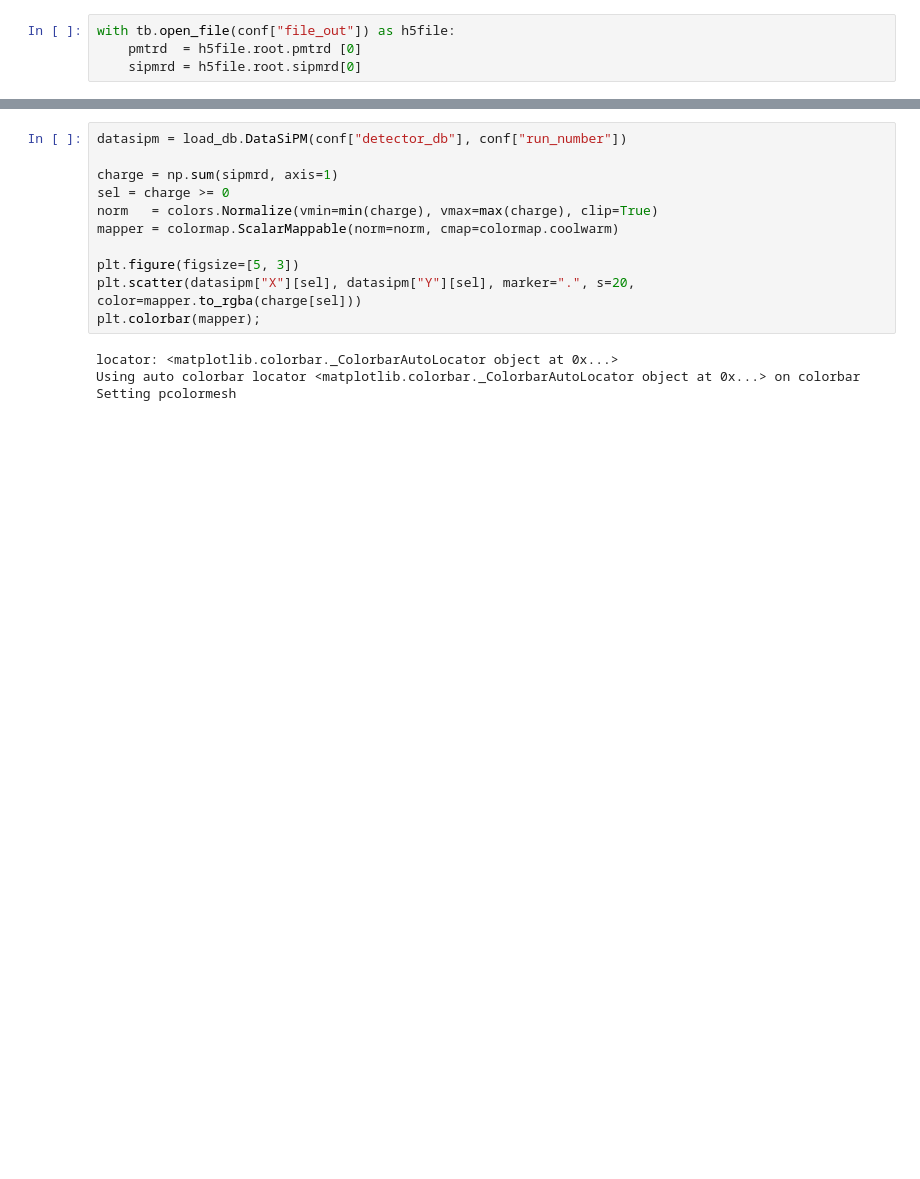
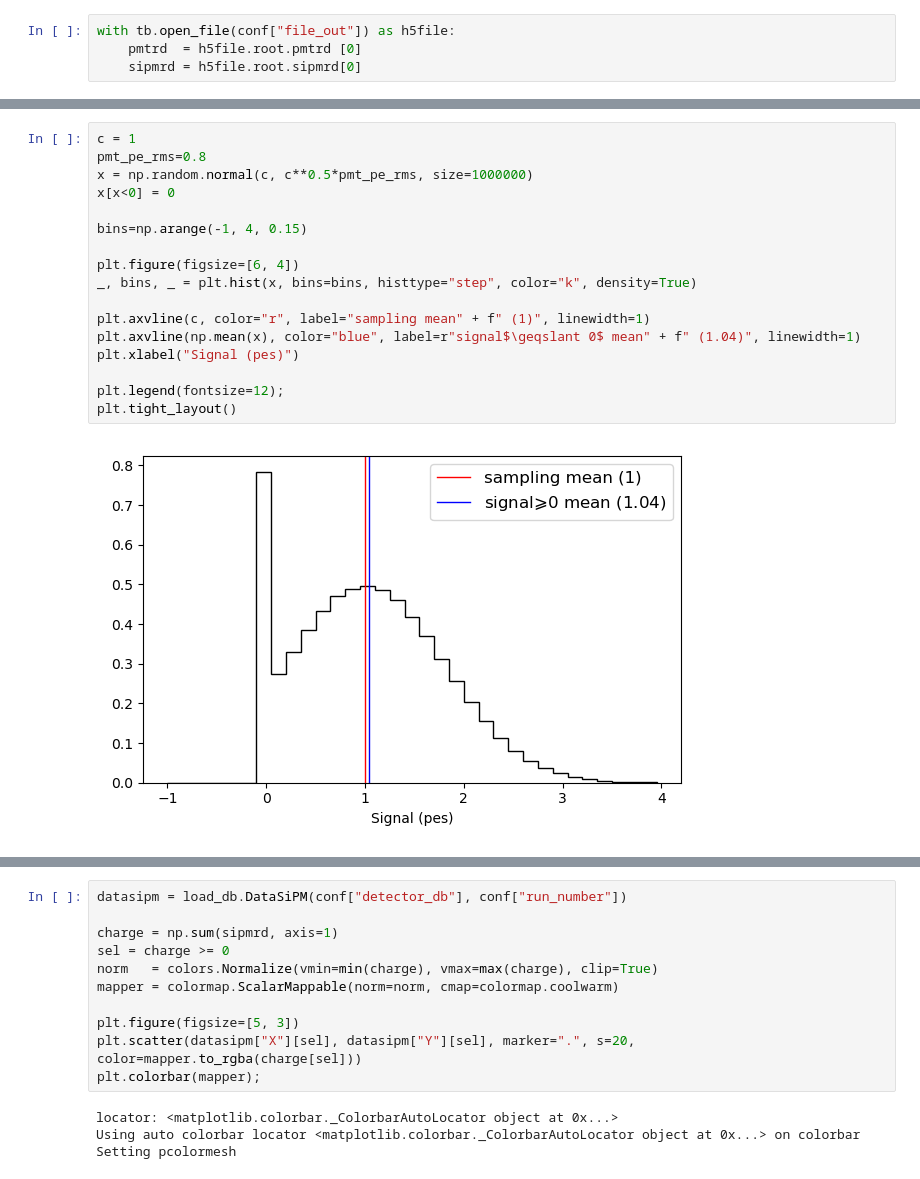
Before and after one commit to gondiaz/NEXT100-0nubb-analysis, a Jupyter notebook: ic_processing/run_all_cities_single.ipynb, the cells around one changed output, grey strips where cells are left out. Cells and saved outputs as stored; diff of their text form; blank space fills up the shorter version.

```diff
--- a/ic_processing/run_all_cities_single.ipynb
+++ b/ic_processing/run_all_cities_single.ipynb
@@ -115,3 +120,22 @@ noisy.sum()/pmtrd.sum()
+# %%
+c = 1
+pmt_pe_rms=0.8
+x = np.random.normal(c, c**0.5*pmt_pe_rms, size=1000000)
+x[x<0] = 0
+
+bins=np.arange(-1, 4, 0.15)
+
+plt.figure(figsize=[6, 4])
+_, bins, _ = plt.hist(x, bins=bins, histtype="step", color="k", density=True)
+
+plt.axvline(c, color="r", label="sampling mean" + f" (1)", linewidth=1)
+plt.axvline(np.mean(x), color="blue", label=r"signal$\geqslant 0$ mean" + f" (1.04)", linewidth=1)
+plt.xlabel("Signal (pes)")
+
+plt.legend(fontsize=12);
+plt.tight_layout()
+# %% [output]
+[figure, added]
 # %%
 c = 1
 pmt_pe_rms=0.8
```
Also changed, not shown: parts of 5 cells of this notebook, 6 other files.
